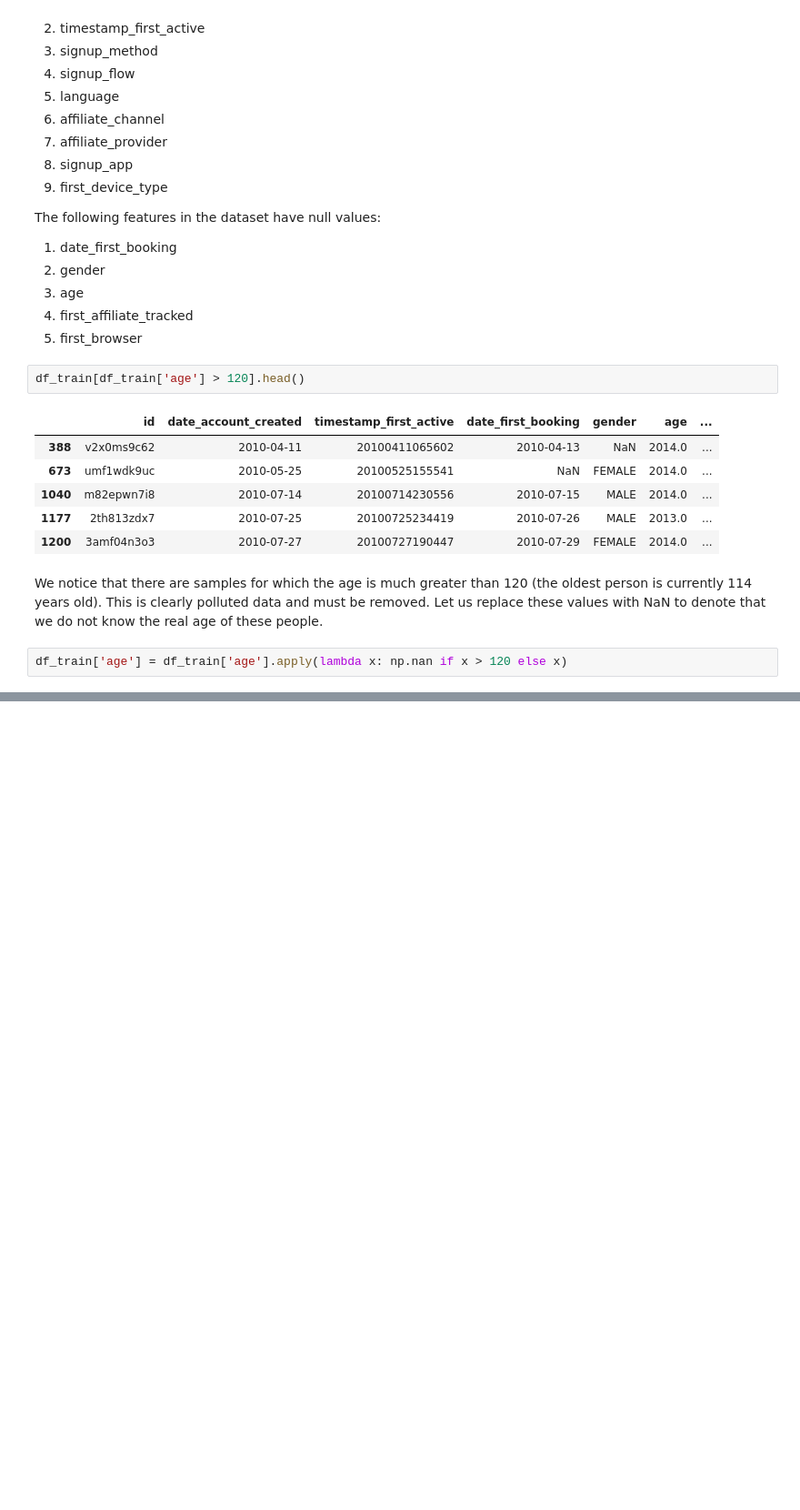
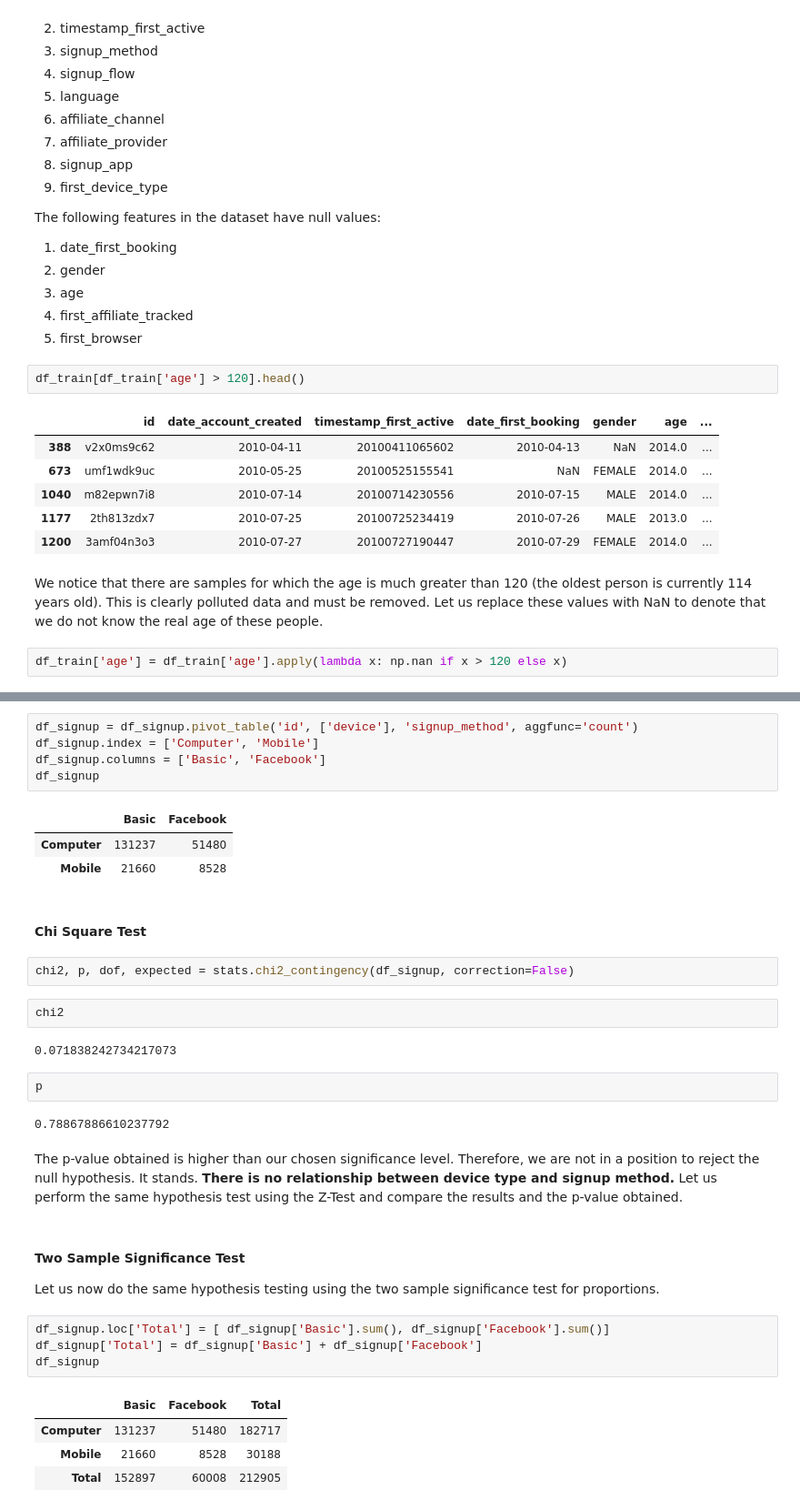
Before and after one commit to rounakbanik/airbnb, a Jupyter notebook: airbnb.ipynb, the cells around one changed output, grey strips where cells are left out. Shown at 91% size. Saved outputs shown, nothing was run; the diff lists cells and outputs as text; blank space fills up the shorter version.

```diff
--- a/airbnb.ipynb
+++ b/airbnb.ipynb
@@ -305,0 +422,36 @@ df_train['age'] = df_train['age'].apply(lambda x: np.nan if x > 120 else x)
+# %%
+df_signup = df_signup.pivot_table('id', ['device'], 'signup_method', aggfunc='count')
+df_signup.index = ['Computer', 'Mobile']
+df_signup.columns = ['Basic', 'Facebook']
+df_signup
+# %% [output]
+|  | Basic | Facebook |
+| Computer | 131237 | 51480 |
+| Mobile | 21660 | 8528 |
+# %% [markdown]
+#### Chi Square Test
+# %%
+chi2, p, dof, expected = stats.chi2_contingency(df_signup, correction=False)
+# %%
+chi2
+# %% [output]
+0.071838242734217073
+# %%
+p
+# %% [output]
+0.78867886610237792
+# %% [markdown]
+The p-value obtained is higher than our chosen significance level. Therefore, we are not in a position to reject the null hypothesis. It stands. **There is no relationship between device type and signup method.** Let us perform the same hypothesis test using the Z-Test and compare the results and the p-value obtained.
+# %% [markdown]
+#### Two Sample Significance Test
+
+Let us now do the same hypothesis testing using the two sample significance test for proportions.
+# %%
+df_signup.loc['Total'] = [ df_signup['Basic'].sum(), df_signup['Facebook'].sum()]
+df_signup['Total'] = df_signup['Basic'] + df_signup['Facebook']
+df_signup
+# %% [output]
+|  | Basic | Facebook | Total |
+| Computer | 131237 | 51480 | 182717 |
+| Mobile | 21660 | 8528 | 30188 |
+| Total | 152897 | 60008 | 212905 |
```
Also changed, not shown: parts of 23 cells of this notebook.
